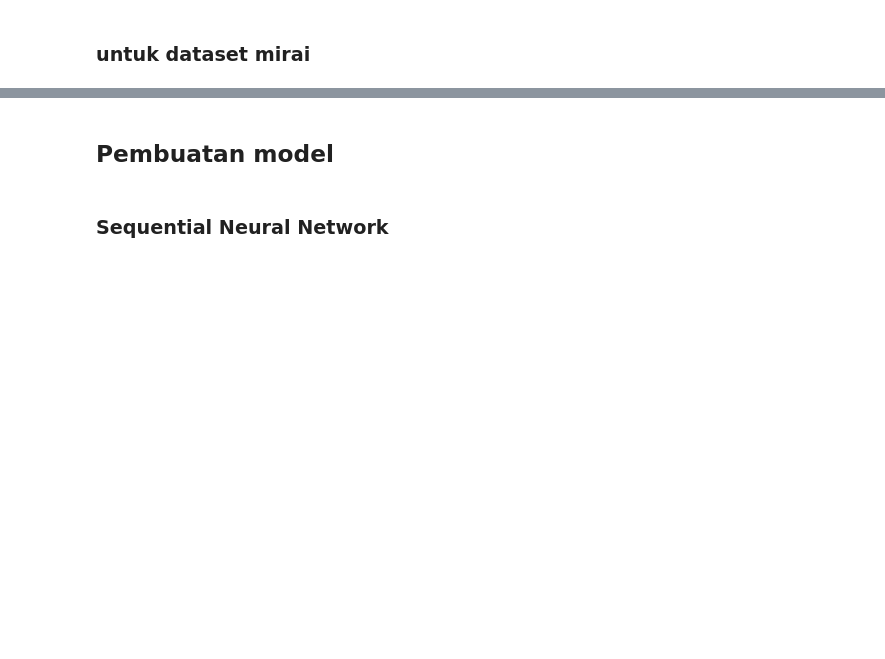
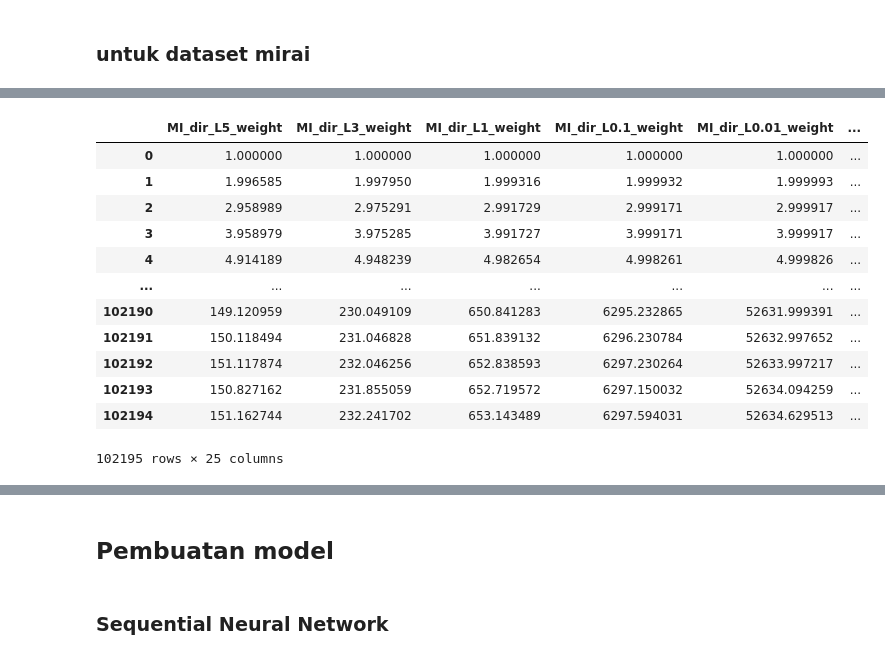
Before and after one commit to TaufiqOdhi/botnet-image-processing, a Jupyter notebook: main.ipynb, the cells around one changed output, grey strips where cells are left out. Cells and saved outputs as stored; diff of their text form; code cells hidden in the pictures; blank space fills up the shorter version.

```diff
--- a/main.ipynb
+++ b/main.ipynb
@@ -85,0 +101,19 @@ Image.fromarray(arr.reshape(int(a), 25, 3), mode='RGB')
+# %%
+# only pick "weight" columns
+
+df_mirai_weight = df_mirai[df_mirai.columns[df_mirai.columns.str.contains('weight')].to_list()]
+df_mirai_weight
+# %% [output]
+|  | MI_dir_L5_weight | MI_dir_L3_weight | MI_dir_L1_weight | MI_dir_L0.1_weight | MI_dir_L0.01_weight | ... |
+| 0 | 1.000000 | 1.000000 | 1.000000 | 1.000000 | 1.000000 | ... |
+| 1 | 1.996585 | 1.997950 | 1.999316 | 1.999932 | 1.999993 | ... |
+| 2 | 2.958989 | 2.975291 | 2.991729 | 2.999171 | 2.999917 | ... |
+| 3 | 3.958979 | 3.975285 | 3.991727 | 3.999171 | 3.999917 | ... |
+| 4 | 4.914189 | 4.948239 | 4.982654 | 4.998261 | 4.999826 | ... |
+| ... | ... | ... | ... | ... | ... | ... |
+| 102190 | 149.120959 | 230.049109 | 650.841283 | 6295.232865 | 52631.999391 | ... |
+| 102191 | 150.118494 | 231.046828 | 651.839132 | 6296.230784 | 52632.997652 | ... |
+| 102192 | 151.117874 | 232.046256 | 652.838593 | 6297.230264 | 52633.997217 | ... |
+| 102193 | 150.827162 | 231.855059 | 652.719572 | 6297.150032 | 52634.094259 | ... |
+| 102194 | 151.162744 | 232.241702 | 653.143489 | 6297.594031 | 52634.629513 | ... |
+102195 rows × 25 columns
```
Also changed, not shown: parts of 7 cells of this notebook.
